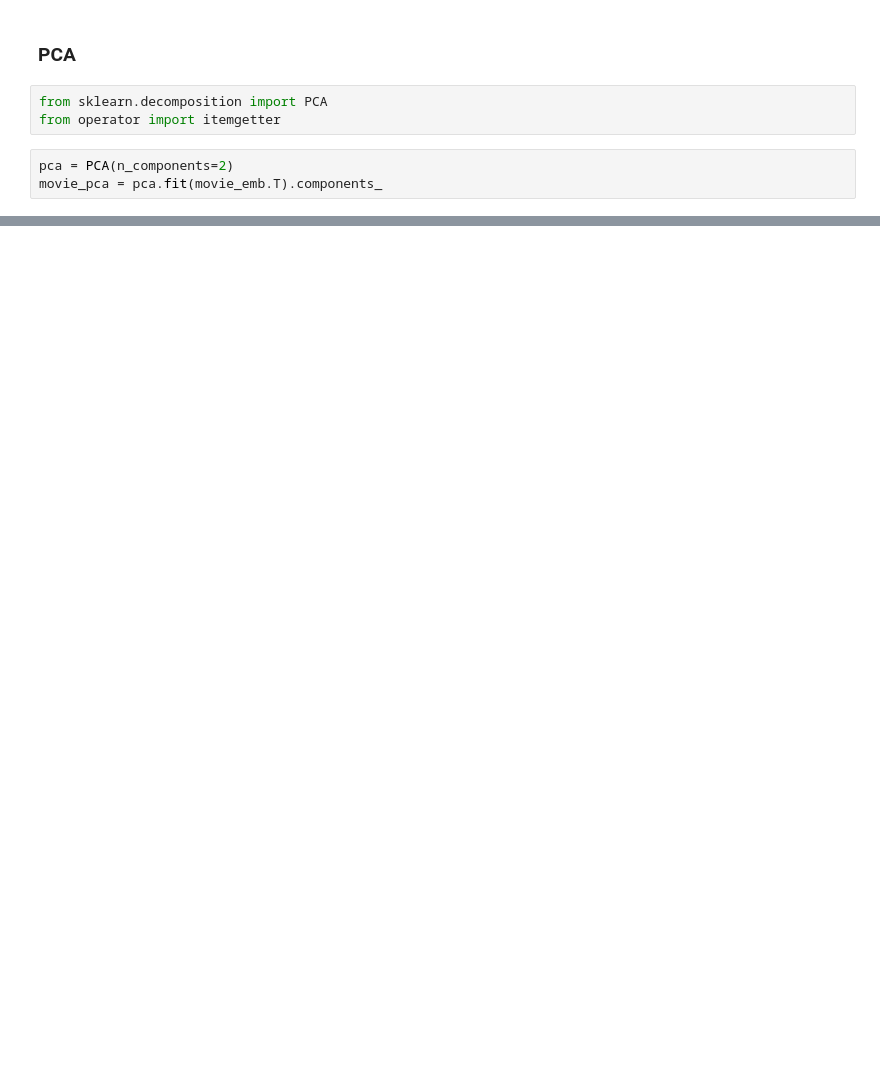
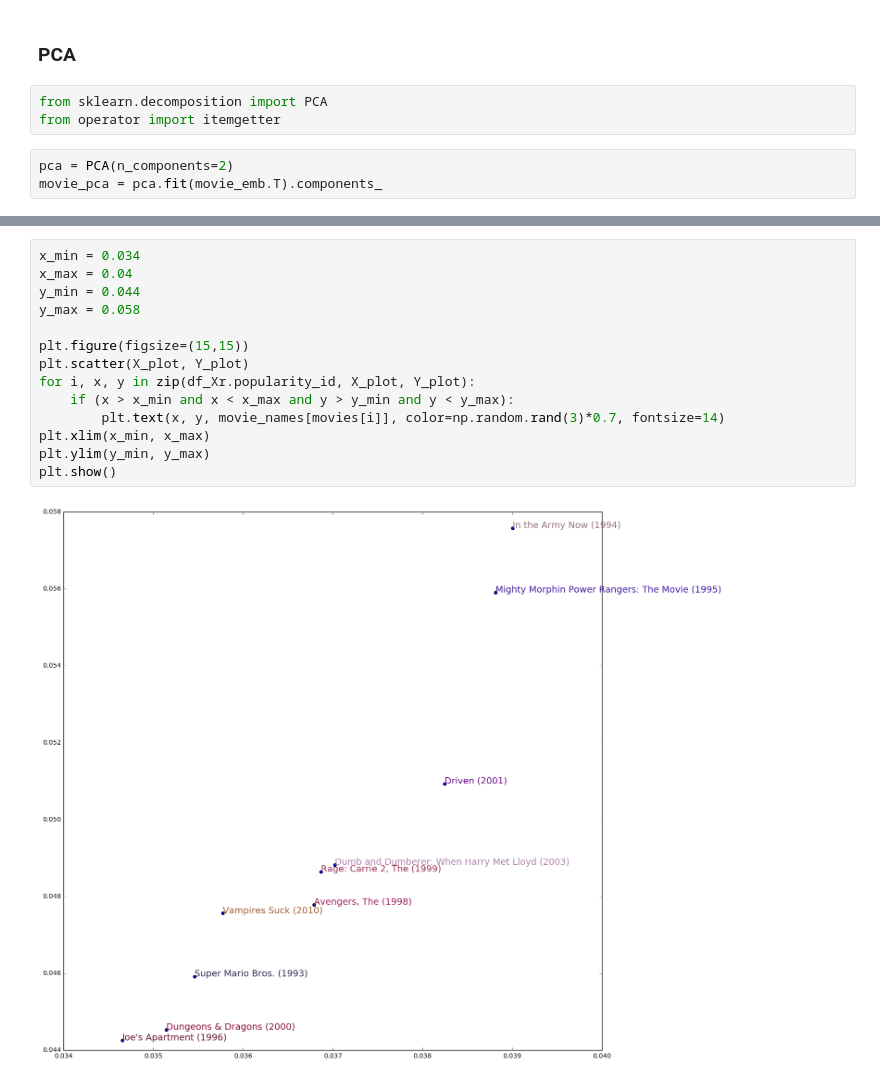
Before and after one commit to iconix/fast.ai, a Jupyter notebook: nbs/lesson4-hmwk.ipynb, the cells around one changed output, grey strips where cells are left out. Cells and saved outputs as stored; diff of their text form; blank space fills up the shorter version.

```diff
--- a/nbs/lesson4-hmwk.ipynb
+++ b/nbs/lesson4-hmwk.ipynb
@@ -639,0 +824,16 @@ sorted(movie_comp2, key=itemgetter(0), reverse=True)[:10]
+# %%
+x_min = 0.034
+x_max = 0.04
+y_min = 0.044
+y_max = 0.058
+
+plt.figure(figsize=(15,15))
+plt.scatter(X_plot, Y_plot)
+for i, x, y in zip(df_Xr.popularity_id, X_plot, Y_plot):
+    if (x > x_min and x < x_max and y > y_min and y < y_max):
+        plt.text(x, y, movie_names[movies[i]], color=np.random.rand(3)*0.7, fontsize=14)
+plt.xlim(x_min, x_max)
+plt.ylim(y_min, y_max)
+plt.show()
+# %% [output]
+[figure, added]
```
Also changed, not shown: parts of 59 cells of this notebook.
